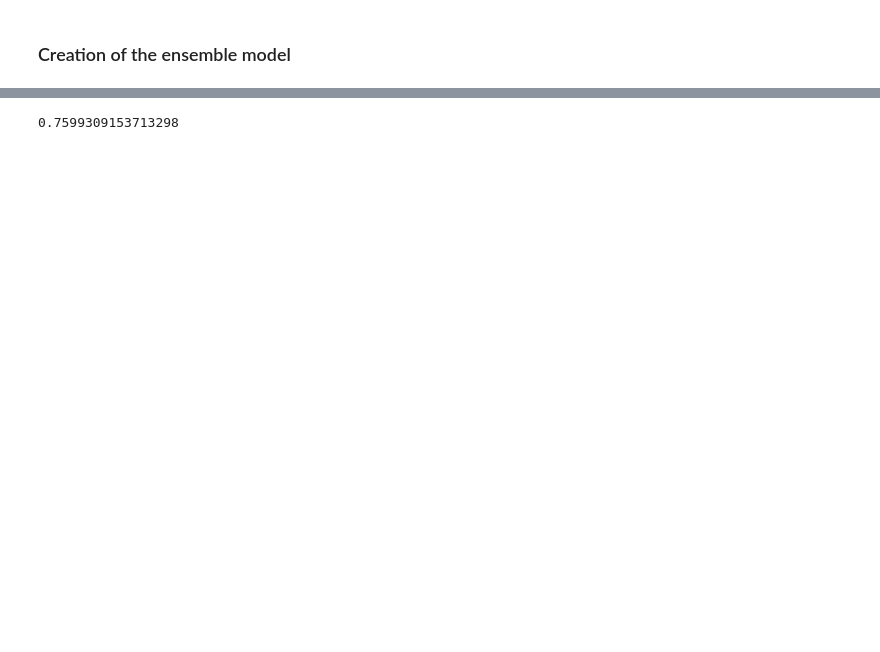
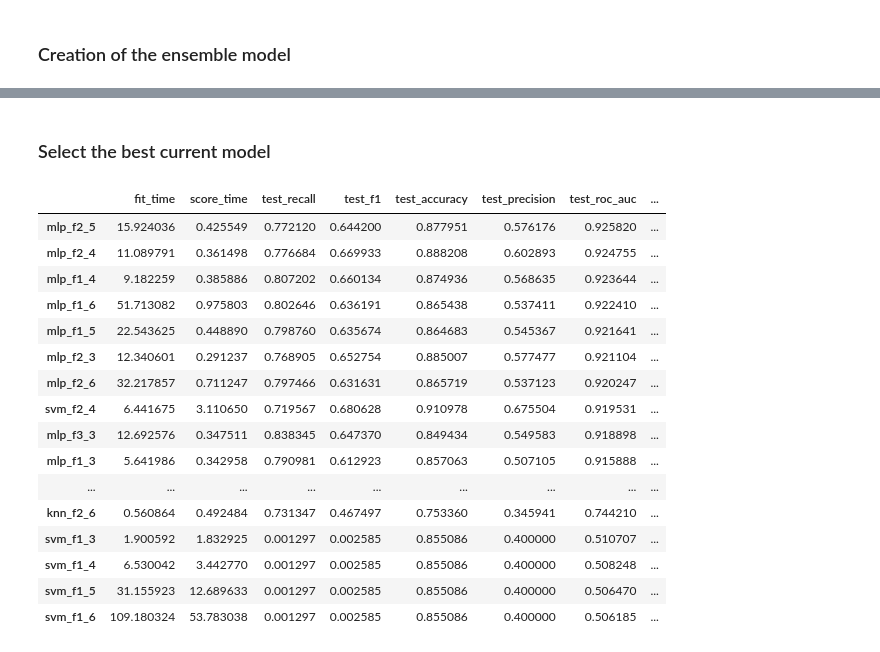
Before and after one commit to 25benjaminli/zoonotic-prediction, a Jupyter notebook: train_and_vis/models.ipynb, the cells around one changed output, grey strips where cells are left out. Drawn from its saved outputs; the diff is of its cells as text; code cells hidden in the pictures; blank space fills up the shorter version.

```diff
--- a/train_and_vis/models.ipynb
+++ b/train_and_vis/models.ipynb
@@ -105,0 +86,3 @@ merge norm 10676
+# %%
+dataset = data_utils.retrieveMerged(dir='data/')
+# datasets = data_utils.retrieveAllDatasets()
@@ -255,0 +533,37 @@ print(xgb1.best_params_)
+# %%
+ds = dataset[f'f2-4']
+
+X, y = ds['X'], ds['y']
+
+X_train, X_test, y_train, y_test = train_test_split(X, y, test_size=0.2, random_state=42)
+
+# randforest = BalancedBaggingClassifier(base_estimator=DecisionTreeClassifier(max_features="sqrt"), n_estimators=1, n_jobs=-1)
+knn = BalancedBaggingClassifier(base_estimator=KNeighborsClassifier(n_neighbors = 1, n_jobs = -1), n_estimators = 1, n_jobs = -1)
+
+# randforest.fit(X_train, y_train)
+knn.fit(X_train, y_train)
+
+precision, recall, thresholds = precision_recall_curve(y_test, knn.predict_proba(X_test)[:,1])
+area = auc(recall, precision)
+
+
+print('Area Under Curve: %.2f' % area)
+
+x = cross_validate(knn, X, y, cv=10, scoring=['recall', 'f1', 'accuracy', 'precision', 'roc_auc', 'neg_brier_score', 'average_precision'])
+
+for k, v in x.items():
+    print(k, v.mean())
+        # modelScores[name][k]=v.mean()
+
+x = cross_validate(xgb1, X, y, cv=10, scoring=['recall', 'f1', 'accuracy', 'precision', 'roc_auc', 'neg_brier_score', 'average_precision'])
+
+for k, v in x.items():
+    print(k, v.mean())
+# print(accuracy_score(knn.predict(X_test), y_test))
+# print(recall_score(knn.predict(X_test), y_test))
+
+
+# print(accuracy_score(xgb1.predict(X_test), y_test))
+# print(recall_score(xgb1.predict(X_test), y_test))
+# print(f1_score(xgb1.predict(X_test), y_test))
+# pickle.dump(xgb1, open('models/curr_models/xgBoost.pkl', 'wb'))
@@ -586,4 +705,25 @@ StackingCVClassifier(classifiers=[XGBClassifier(base_score=None, booster=None,
-# %%
-print(f1_score(y_test, em.predict(X_test)))
-# %% [output]
-0.7599309153713298
+# %% [markdown]
+### Select the best current model
+# %%
+
+
+score_df = score_df.sort_values(by=['test_roc_auc'], ascending=False)
+score_df
+# %% [output]
+|  | fit_time | score_time | test_recall | test_f1 | test_accuracy | test_precision | test_roc_auc | ... |
+| mlp_f2_5 | 15.924036 | 0.425549 | 0.772120 | 0.644200 | 0.877951 | 0.576176 | 0.925820 | ... |
+| mlp_f2_4 | 11.089791 | 0.361498 | 0.776684 | 0.669933 | 0.888208 | 0.602893 | 0.924755 | ... |
+| mlp_f1_4 | 9.182259 | 0.385886 | 0.807202 | 0.660134 | 0.874936 | 0.568635 | 0.923644 | ... |
+| mlp_f1_6 | 51.713082 | 0.975803 | 0.802646 | 0.636191 | 0.865438 | 0.537411 | 0.922410 | ... |
+| mlp_f1_5 | 22.543625 | 0.448890 | 0.798760 | 0.635674 | 0.864683 | 0.545367 | 0.921641 | ... |
+| mlp_f2_3 | 12.340601 | 0.291237 | 0.768905 | 0.652754 | 0.885007 | 0.577477 | 0.921104 | ... |
+| mlp_f2_6 | 32.217857 | 0.711247 | 0.797466 | 0.631631 | 0.865719 | 0.537123 | 0.920247 | ... |
+| svm_f2_4 | 6.441675 | 3.110650 | 0.719567 | 0.680628 | 0.910978 | 0.675504 | 0.919531 | ... |
+| mlp_f3_3 | 12.692576 | 0.347511 | 0.838345 | 0.647370 | 0.849434 | 0.549583 | 0.918898 | ... |
+| mlp_f1_3 | 5.641986 | 0.342958 | 0.790981 | 0.612923 | 0.857063 | 0.507105 | 0.915888 | ... |
+| ... | ... | ... | ... | ... | ... | ... | ... | ... |
+| knn_f2_6 | 0.560864 | 0.492484 | 0.731347 | 0.467497 | 0.753360 | 0.345941 | 0.744210 | ... |
+| svm_f1_3 | 1.900592 | 1.832925 | 0.001297 | 0.002585 | 0.855086 | 0.400000 | 0.510707 | ... |
+| svm_f1_4 | 6.530042 | 3.442770 | 0.001297 | 0.002585 | 0.855086 | 0.400000 | 0.508248 | ... |
+| svm_f1_5 | 31.155923 | 12.689633 | 0.001297 | 0.002585 | 0.855086 | 0.400000 | 0.506470 | ... |
+| svm_f1_6 | 109.180324 | 53.783038 | 0.001297 | 0.002585 | 0.855086 | 0.400000 | 0.506185 | ... |
```
Also changed, not shown: parts of 74 cells of this notebook, 32 other files.
